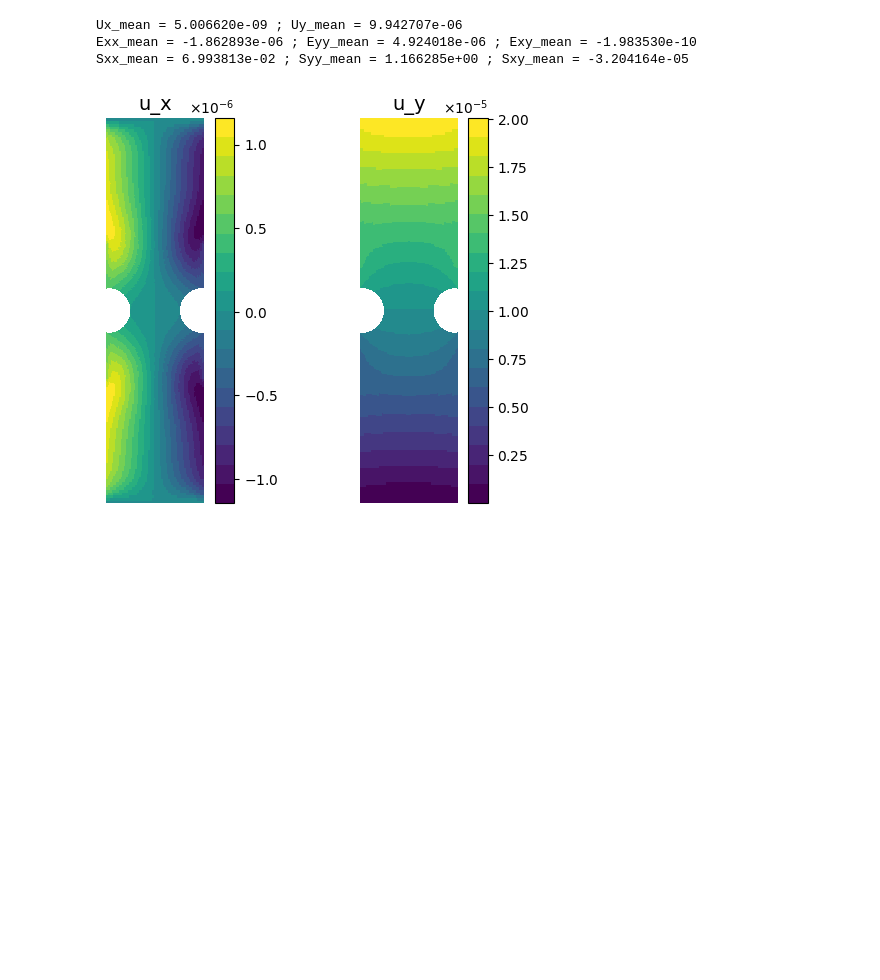
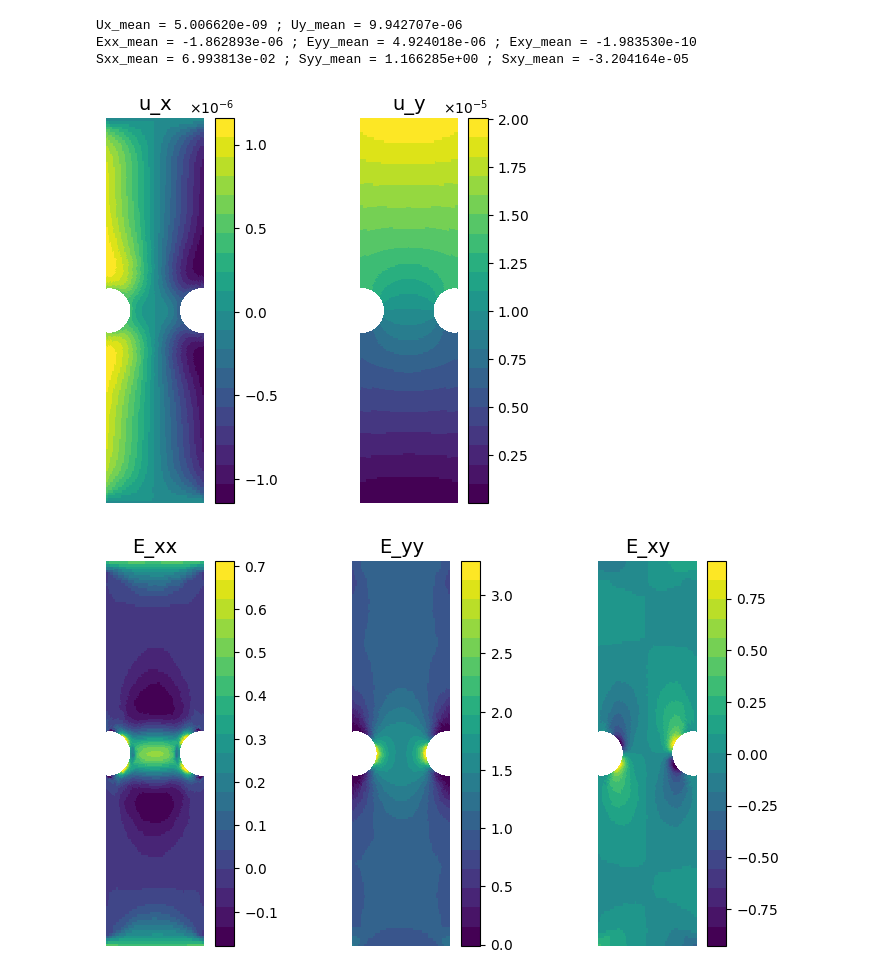
Before and after one commit to nickrummens/SPIQ, a Jupyter notebook: deep_notched/fem_forward.ipynb, the cells around one changed output. Saved outputs shown, nothing was run; the diff lists cells and outputs as text; code cells hidden in the pictures; blank space fills up the shorter version.

```diff
--- a/deep_notched/fem_forward.ipynb
+++ b/deep_notched/fem_forward.ipynb
@@ -277,17 +277,22 @@ solution_fn = lambda x, y: np.array([interp((x, y)) for interp in interpolators]
 # %%
 # Check interpolation
 x_plot = np.linspace(0, Lmax, n_mesh_x+17)
 y_plot = np.linspace(0, Hmax, n_mesh_y-9)
 X, Y = np.meshgrid(x_plot, y_plot)
-
-X, Y = geometry_mapping(X, Y)
+X_mapped, Y_mapped = geometry_mapping(X, Y)
 
 X_grid = np.hstack((X.flatten()[:, None], Y.flatten()[:, None]))
 
 solution_plot = solution_fn(X_grid[:, 0], X_grid[:, 1])
 
 fig, ax = plt.subplots(1, 2, figsize=(6, 5))
-im = pcolor_plot(ax[0], X, Y, solution_plot[:,0].reshape(X.shape), "u_x",colormap=cmap)
-im = pcolor_plot(ax[1], X, Y, solution_plot[:,1].reshape(X.shape), "u_y",colormap=cmap)
+im = pcolor_plot(ax[0], X_mapped, Y_mapped, solution_plot[:,0].reshape(X.shape), "u_x",colormap=cmap)
+im = pcolor_plot(ax[1], X_mapped, Y_mapped, solution_plot[:,1].reshape(X.shape), "u_y",colormap=cmap)
+
+fig, ax = plt.subplots(1, 3, figsize=(9, 5))
+im = pcolor_plot(ax[0], X_mapped, Y_mapped, solution_plot[:,2].reshape(X.shape), "E_xx",colormap=cmap)
+im = pcolor_plot(ax[1], X_mapped, Y_mapped, solution_plot[:,3].reshape(X.shape), "E_yy",colormap=cmap)
+im = pcolor_plot(ax[2], X_mapped, Y_mapped, solution_plot[:,4].reshape(X.shape), "E_xy",colormap=cmap)
 # %% [output]
-[figure, old version]
+[figure, new version]
+[figure, added]
```
